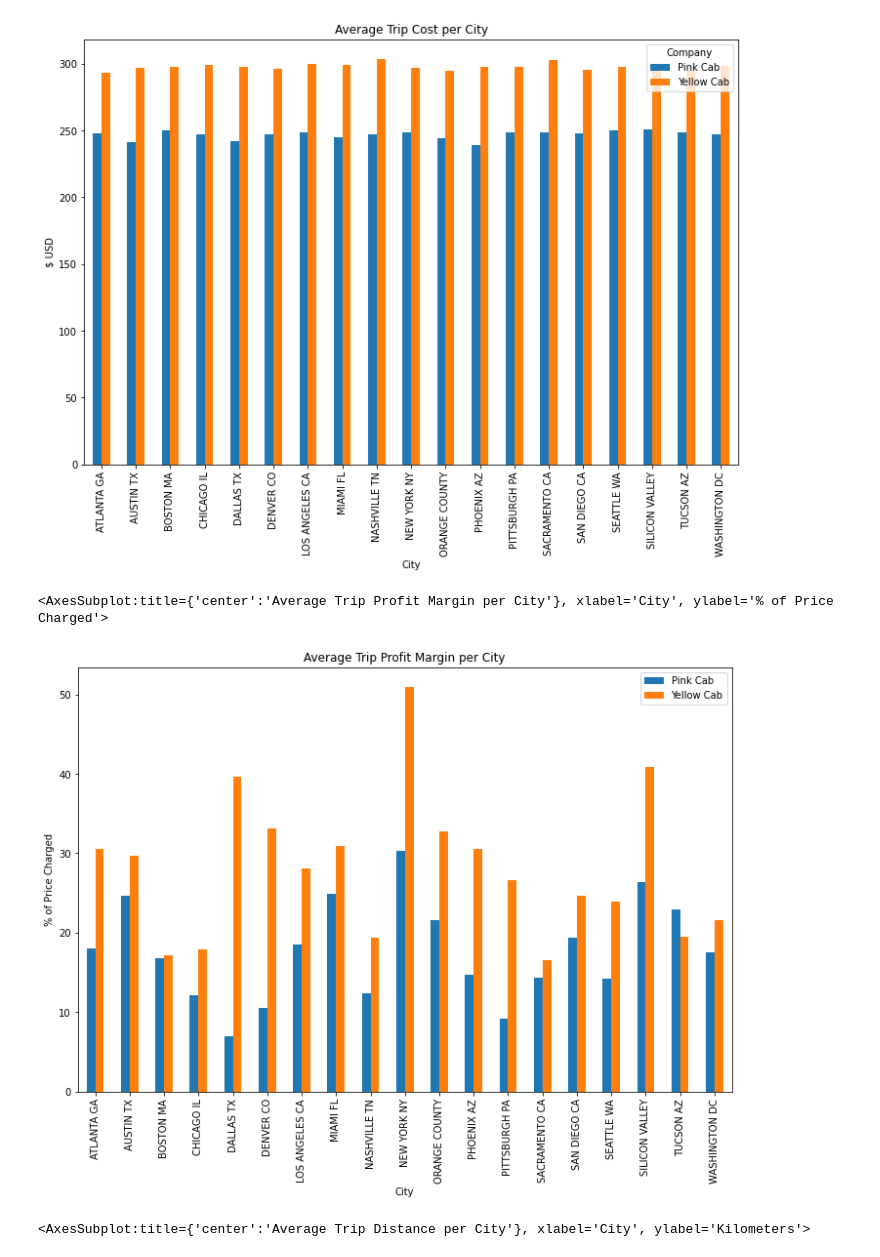
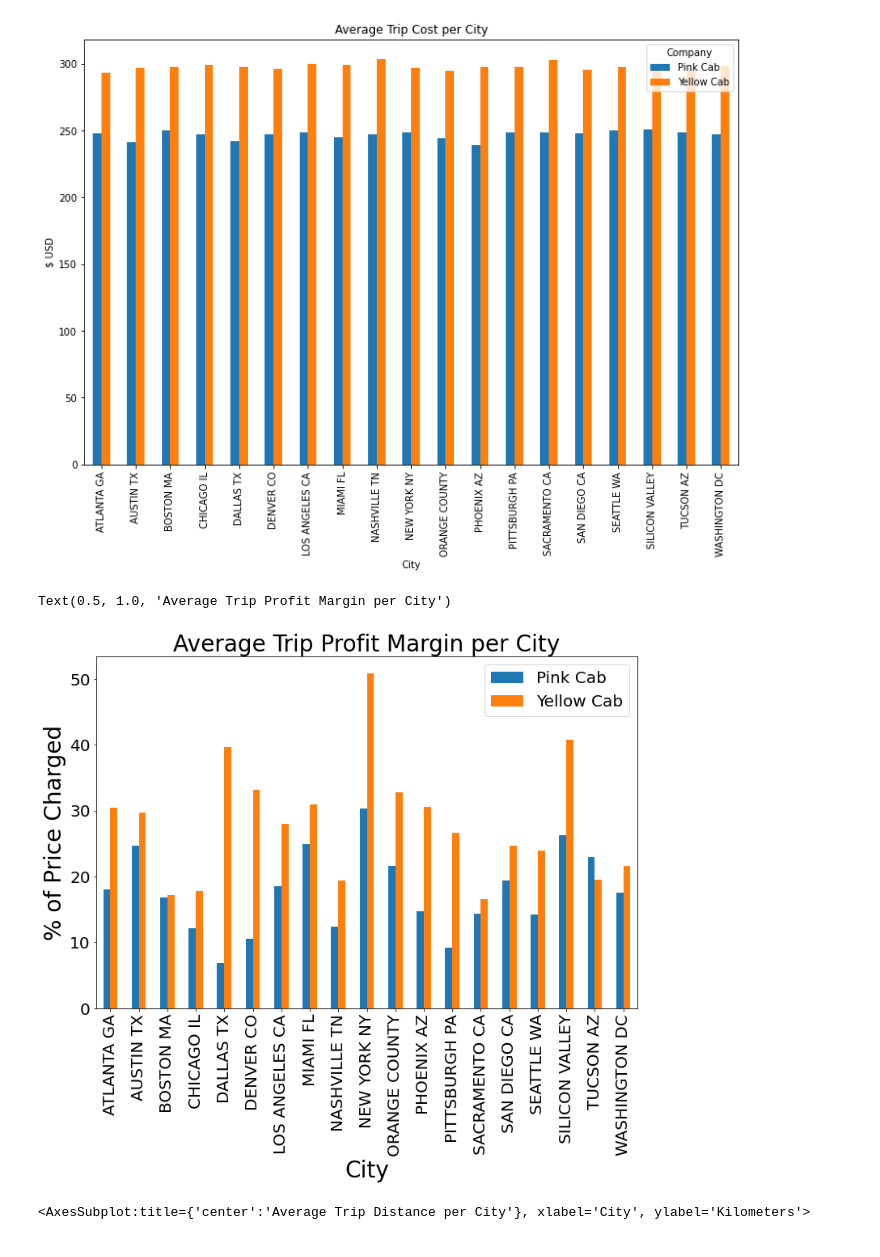
Before and after one commit to Bag0niku/Cab-Investments, a Jupyter notebook: Analysis/EDA.ipynb, the cells around one changed output. Drawn from its saved outputs; the diff is of its cells as text; code cells hidden in the pictures.

```diff
--- a/Analysis/EDA.ipynb
+++ b/Analysis/EDA.ipynb
@@ -380,13 +511,16 @@ trip_cost.plot.bar(figsize=(12,8), xlabel="City", ylabel="$ USD", title="Average
 # %%
 profit_margin = pd.DataFrame()
 
 profit_margin["Pink Cab"] = round(((transaction_data.pivot_table(columns="Company", index="City", aggfunc="mean")["Price Charged"]["Pink Cab"] - transaction_data.pivot_table(columns="Company", index="City", aggfunc="mean")["Cost of Trip"]["Pink Cab"]) / transaction_data.pivot_table(columns="Company", index="City", aggfunc="mean")["Price Charged"]["Pink Cab"])*100, 2)
 profit_margin["Yellow Cab"] = round(((transaction_data.pivot_table(columns="Company", index="City", aggfunc="mean")["Price Charged"]["Yellow Cab"] - transaction_data.pivot_table(columns="Company", index="City", aggfunc="mean")["Cost of Trip"]["Yellow Cab"]) / transaction_data.pivot_table(columns="Company", index="City", aggfunc="mean")["Price Charged"]["Yellow Cab"])*100, 2)
 
-profit_margin.plot.bar(figsize=(12,8), xlabel="City", ylabel="% of Price Charged", title="Average Trip Profit Margin per City")
+profit_margin.plot.bar(figsize=(12,8), fontsize=20).legend(fontsize=20)
+plt.xlabel("City", fontsize=28)
+plt.ylabel("% of Price Charged", fontsize=28)
+plt.title("Average Trip Profit Margin per City",fontsize=28)
 # %% [output]
-<AxesSubplot:title={'center':'Average Trip Profit Margin per City'}, xlabel='City', ylabel='% of Price Charged'>
+Text(0.5, 1.0, 'Average Trip Profit Margin per City')
-[figure, old version]
+[figure, new version]
 # %%
 avg_distance = transaction_data.pivot_table(columns="Company", index="City", aggfunc="mean")["KM Travelled"]
 avg_distance.plot.bar(figsize=(12,8), xlabel="City", ylabel="Kilometers", title="Average Trip Distance per City")
```
Also changed, not shown: parts of 32 cells of this notebook, 6 other files.
